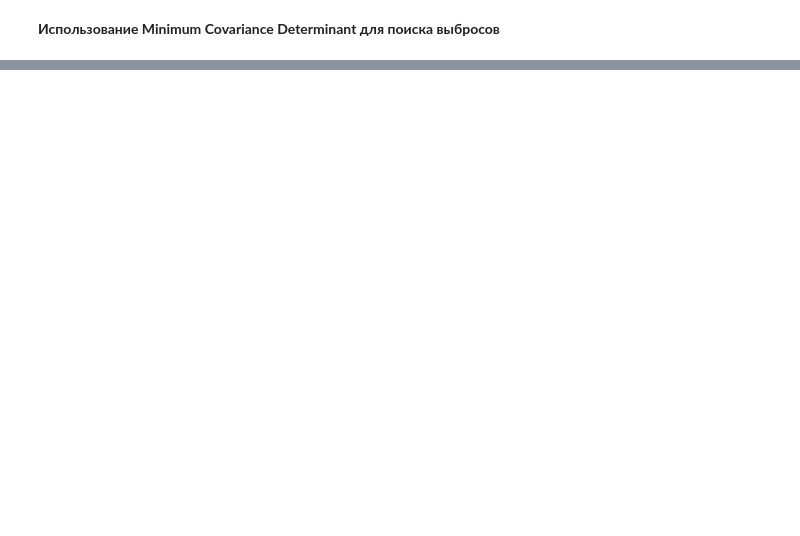
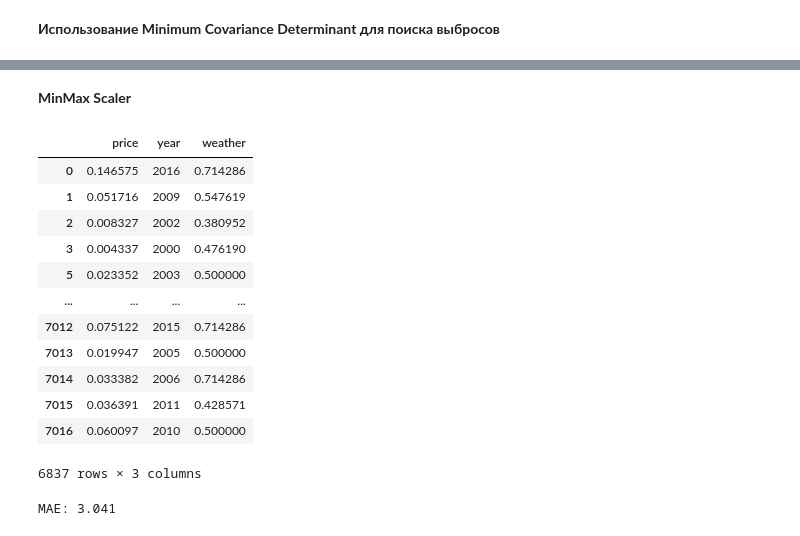
Before and after one commit to sergioschadenko/sf_data_science, a Jupyter notebook: ML_6_feature_selection/features_ford_prices.ipynb, the cells around one changed output, grey strips where cells are left out. Cells and saved outputs as stored; diff of their text form; code cells hidden in the pictures; blank space fills up the shorter version.

```diff
--- a/ML_6_feature_selection/features_ford_prices.ipynb
+++ b/ML_6_feature_selection/features_ford_prices.ipynb
@@ -490,0 +528,30 @@ MAE: 4396.530
+# %% [markdown]
+**MinMax Scaler**
+# %%
+data = pd.read_excel('data/data_ford_price.xlsx')
+
+data = data[['price', 'year', 'weather']]
+data.dropna(inplace = True)
+
+data_scaled = data.copy()
+col_names = ['price', 'weather']
+x = data_scaled[col_names]
+
+scaler = MinMaxScaler()
+
+data_scaled[col_names] = scaler.fit_transform(x.values)
+data_scaled
+# %% [output]
+|  | price | year | weather |
+| 0 | 0.146575 | 2016 | 0.714286 |
+| 1 | 0.051716 | 2009 | 0.547619 |
+| 2 | 0.008327 | 2002 | 0.380952 |
+| 3 | 0.004337 | 2000 | 0.476190 |
+| 5 | 0.023352 | 2003 | 0.500000 |
+| ... | ... | ... | ... |
+| 7012 | 0.075122 | 2015 | 0.714286 |
+| 7013 | 0.019947 | 2005 | 0.500000 |
+| 7014 | 0.033382 | 2006 | 0.714286 |
+| 7015 | 0.036391 | 2011 | 0.428571 |
+| 7016 | 0.060097 | 2010 | 0.500000 |
+6837 rows × 3 columns
@@ -490,0 +563,9 @@ MAE: 4396.530
+# %%
+model = linear_model.LinearRegression()
+model.fit(X_train, y_train)
+y_predicted = model.predict(X_test)
+
+mae = mean_absolute_error(y_test, y_predicted)
+print('MAE: %.3f' % mae)
+# %% [output]
+MAE: 3.041
```
Also changed, not shown: parts of 16 cells of this notebook.
